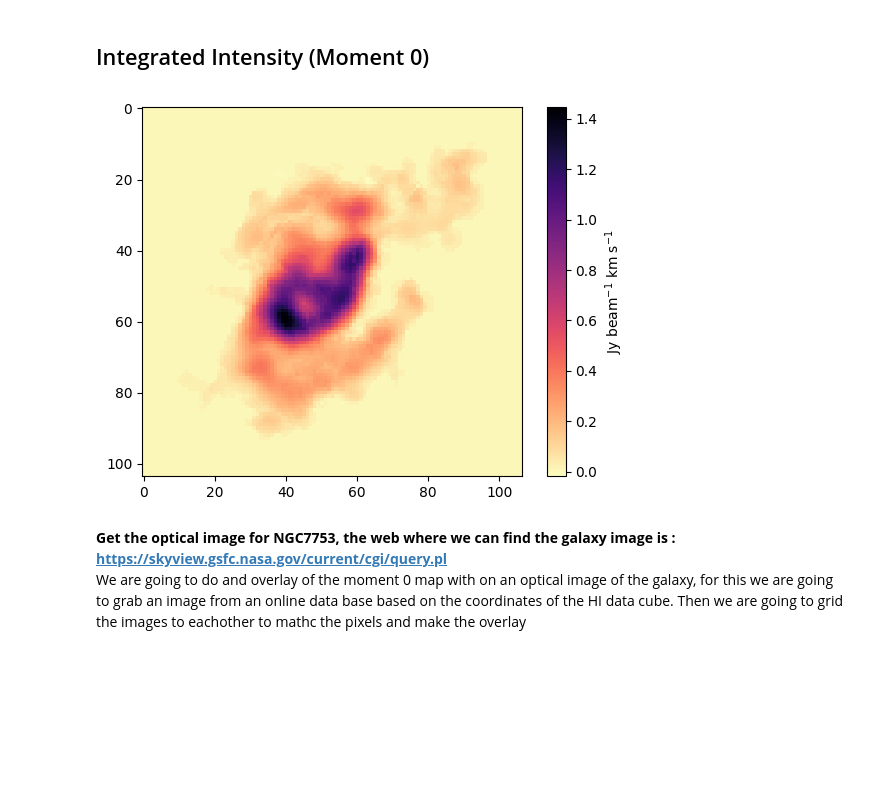
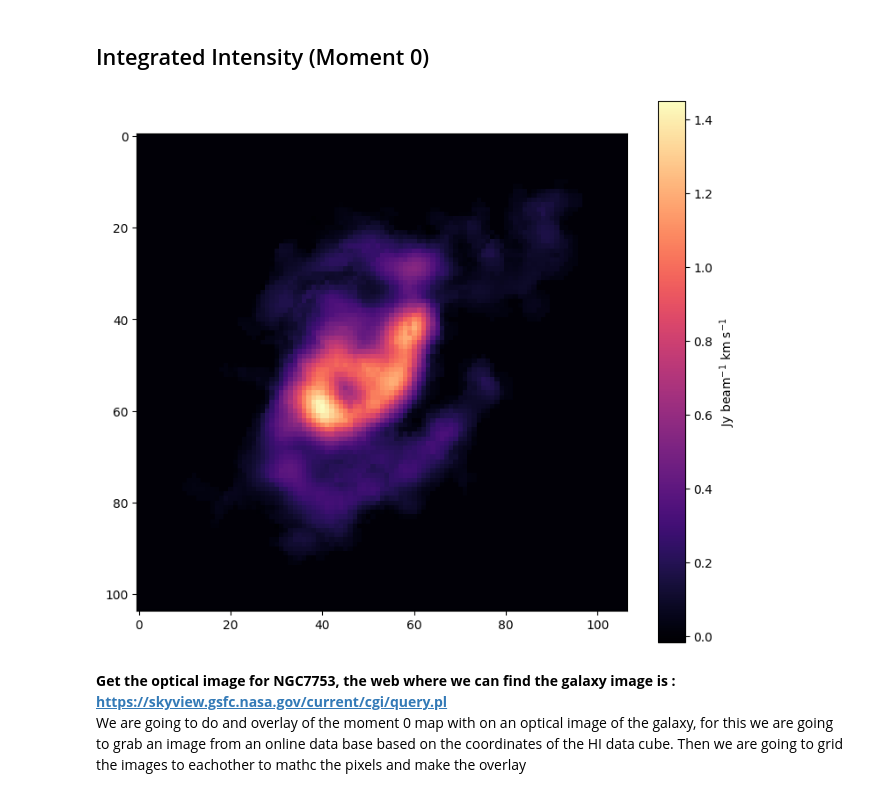
Before and after one commit to AnyelTars/Arp86-Galaxy-System, a Jupyter notebook: NGC7753/moment_maps-ngc7753.ipynb, the cells around one changed output. Cells and saved outputs as stored; diff of their text form; code cells hidden in the pictures; blank space fills up the shorter version.

```diff
--- a/NGC7753/moment_maps-ngc7753.ipynb
+++ b/NGC7753/moment_maps-ngc7753.ipynb
@@ -44,12 +44,12 @@ masked_data=np.where(data_mask,data_cube,0)
 # %%
 mom0_dat = np.nansum(masked_data,axis=0)*abs(header_cube['CDELT3'])/1000
 # %%
-plt.figure()
-plt.imshow(mom0_dat,cmap='magma_r')
+plt.figure(figsize=(9,8))
+plt.imshow(mom0_dat,cmap='magma')
 plt.colorbar(label=r'Jy beam$^{-1}$ km s$^{-1}$')
 plt.show()
 # %% [output]
-[figure, old version]
+[figure, new version]
 # %%
 # saving the data in a afits file
 def save_data(h_1,moment,data_mom):
```
Also changed, not shown: parts of 20 cells of this notebook.
